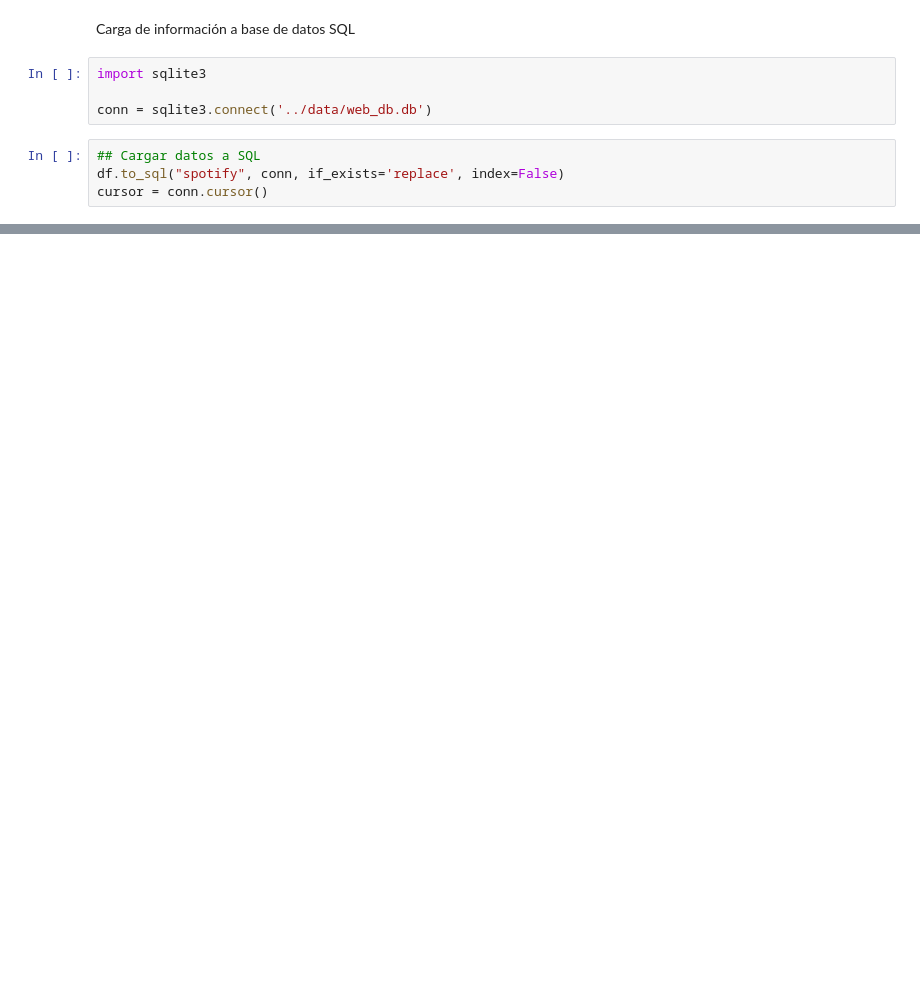
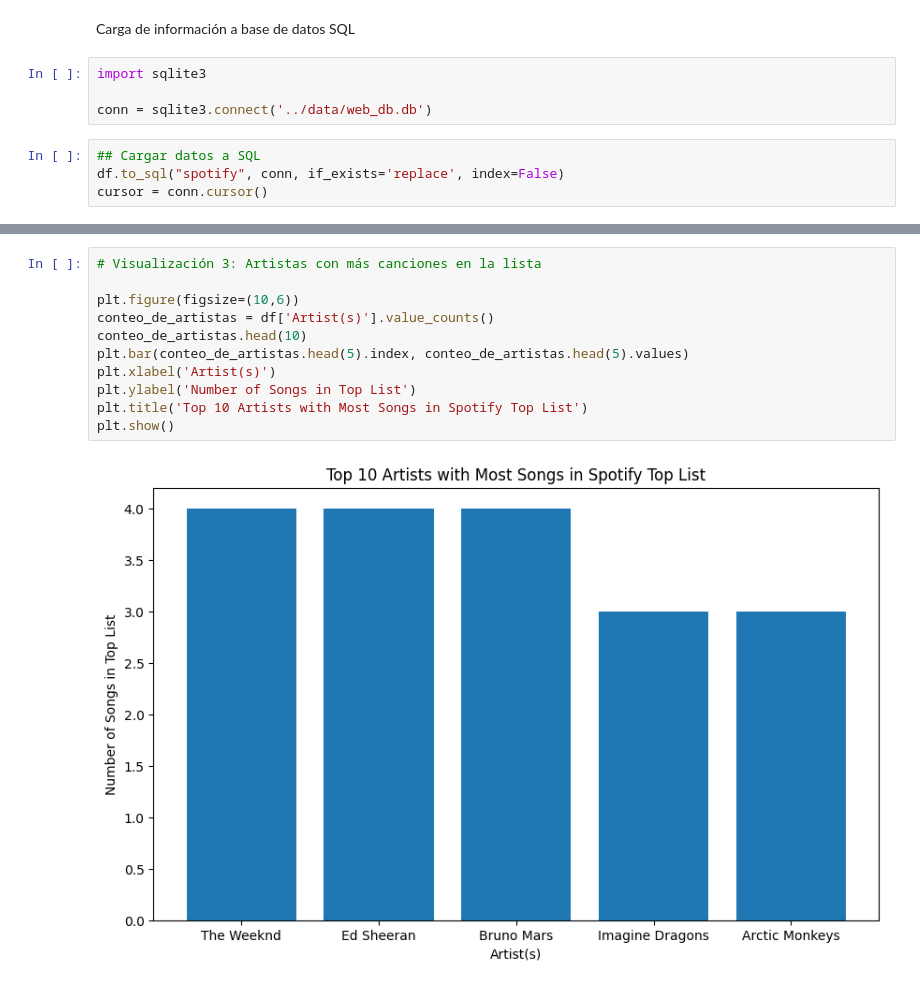
Before and after one commit to WistonTravieso/Wiston_Traviesoweb-scraping-project-tutorial, a Jupyter notebook: src/spotify_sraping.ipynb, the cells around one changed output, grey strips where cells are left out. Cells and saved outputs as stored; diff of their text form; blank space fills up the shorter version.

```diff
--- a/src/spotify_sraping.ipynb
+++ b/src/spotify_sraping.ipynb
@@ -105,0 +138,13 @@ pd.read_sql_query("SELECT * FROM spotify LIMIT 5;", conn)
+# %%
+# Visualización 3: Artistas con más canciones en la lista
+
+plt.figure(figsize=(10,6))
+conteo_de_artistas = df['Artist(s)'].value_counts()
+conteo_de_artistas.head(10)
+plt.bar(conteo_de_artistas.head(5).index, conteo_de_artistas.head(5).values)
+plt.xlabel('Artist(s)')
+plt.ylabel('Number of Songs in Top List')
+plt.title('Top 10 Artists with Most Songs in Spotify Top List')
+plt.show()
+# %% [output]
+[figure, added]
```
Also changed, not shown: parts of 8 cells of this notebook, 1 other file.
